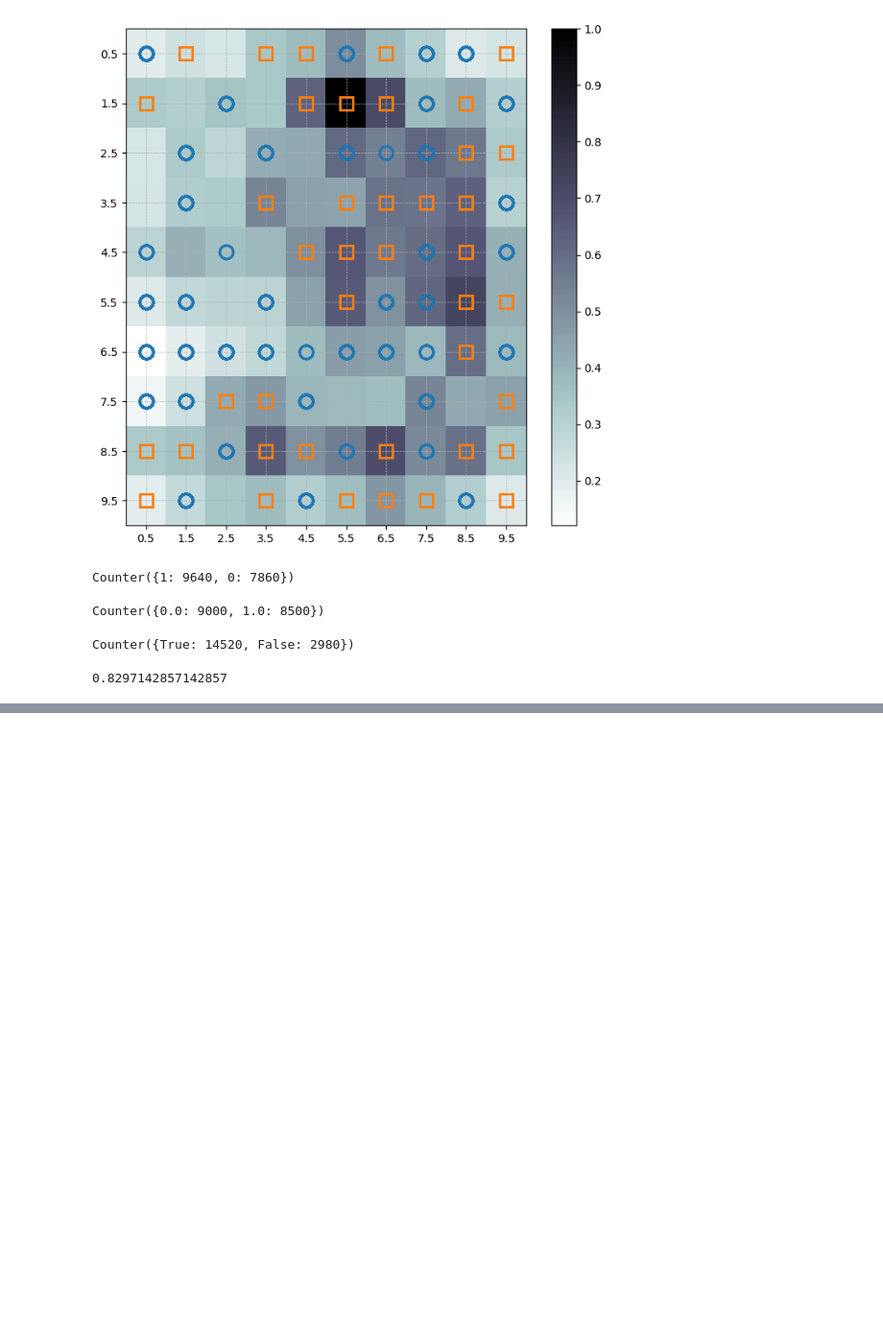
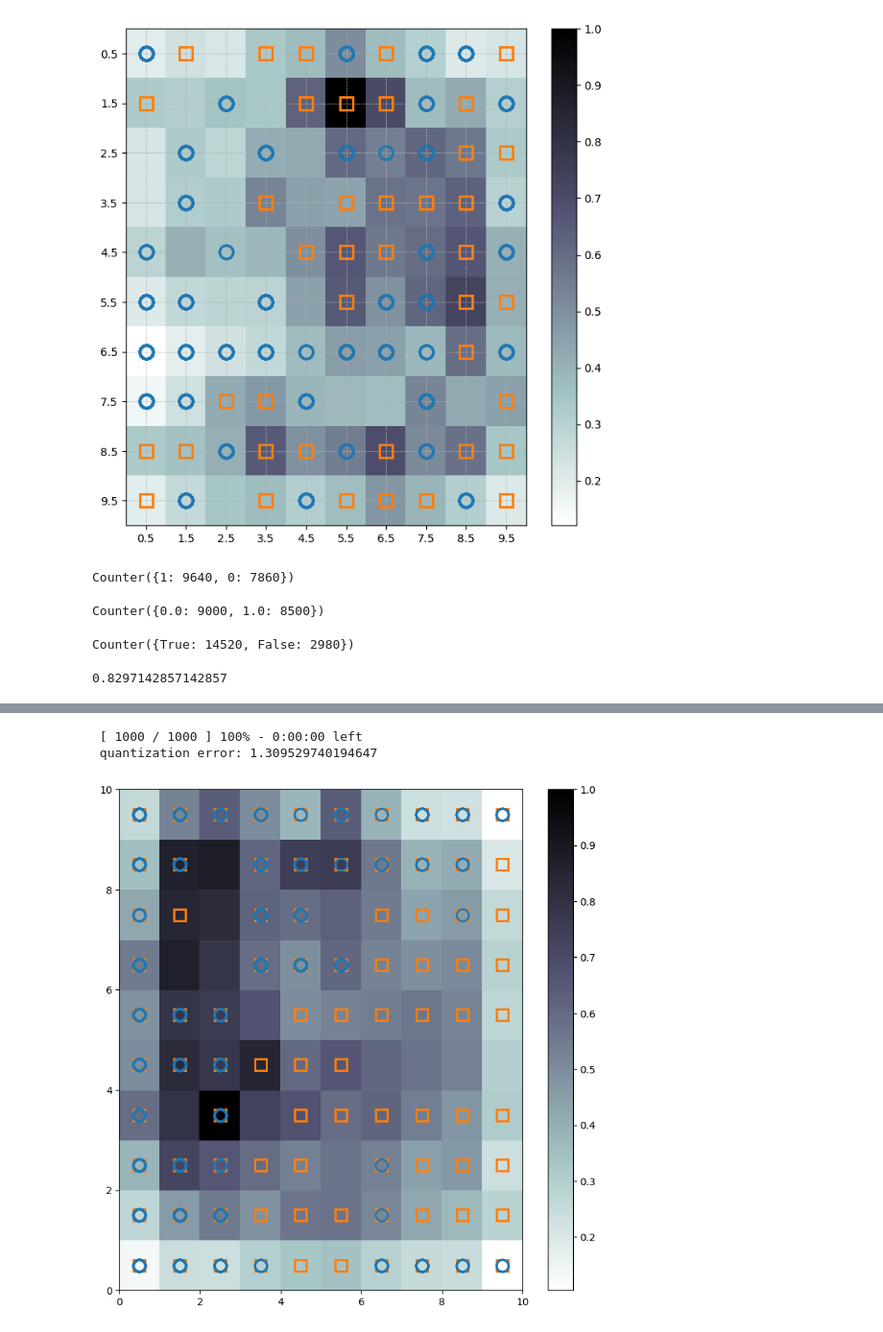
Before and after one commit to Jaquedonin/SOM, a Jupyter notebook: SOM.ipynb, the cells around one changed output, grey strips where cells are left out. Shown at 96% size. Saved outputs shown, nothing was run; the diff lists cells and outputs as text; code cells hidden in the pictures; blank space fills up the shorter version.

Commit message:
Add new SOM implementation and filtered dataset

```diff
--- a/SOM.ipynb
+++ b/SOM.ipynb
@@ -166,0 +200,42 @@ Counter({True: 14520, False: 2980})
+# %%
+target = data[:, -1]
+label_names = {0:'nao_diab', 1:'diabe'}
+# %%
+data = data[:, :-1]
+# %%
+# data normalization
+data = (data - np.mean(data, axis=0)) / np.std(data, axis=0)
+# %%
+# Initialization and training
+n_neurons = 10
+m_neurons = 10
+som = MiniSom(n_neurons, m_neurons, data.shape[1], sigma=1.5, learning_rate=.5,
+              neighborhood_function='gaussian', random_seed=0)
+
+som.pca_weights_init(data)
+som.train(data, 1000, verbose=True)  # random training
+# %% [output]
+ [ 1000 / 1000 ] 100% - 0:00:00 left
+ quantization error: 1.309529740194647
+# %%
+import matplotlib.pyplot as plt
+%matplotlib inline
+
+plt.figure(figsize=(9, 9))
+
+plt.pcolor(som.distance_map().T, cmap='bone_r')  # plotting the distance map as background
+plt.colorbar()
+
+# Plotting the response for each pattern in the iris dataset
+# different colors and markers for each label
+markers = ['o', 's']
+colors = ['C0', 'C1']
+for cnt, xx in enumerate(data):
+    w = som.winner(xx)  # getting the winner
+    # palce a marker on the winning position for the sample xx
+    plt.plot(w[0]+.5, w[1]+.5, markers[int(target[int(cnt)]-1)], markerfacecolor='None',
+             markeredgecolor=colors[int(target[int(cnt)]-1)], markersize=12, markeredgewidth=2)
+
+plt.show()
+# %% [output]
+[figure, added]
```
Also changed, not shown: parts of 11 cells of this notebook, 1 other file.
